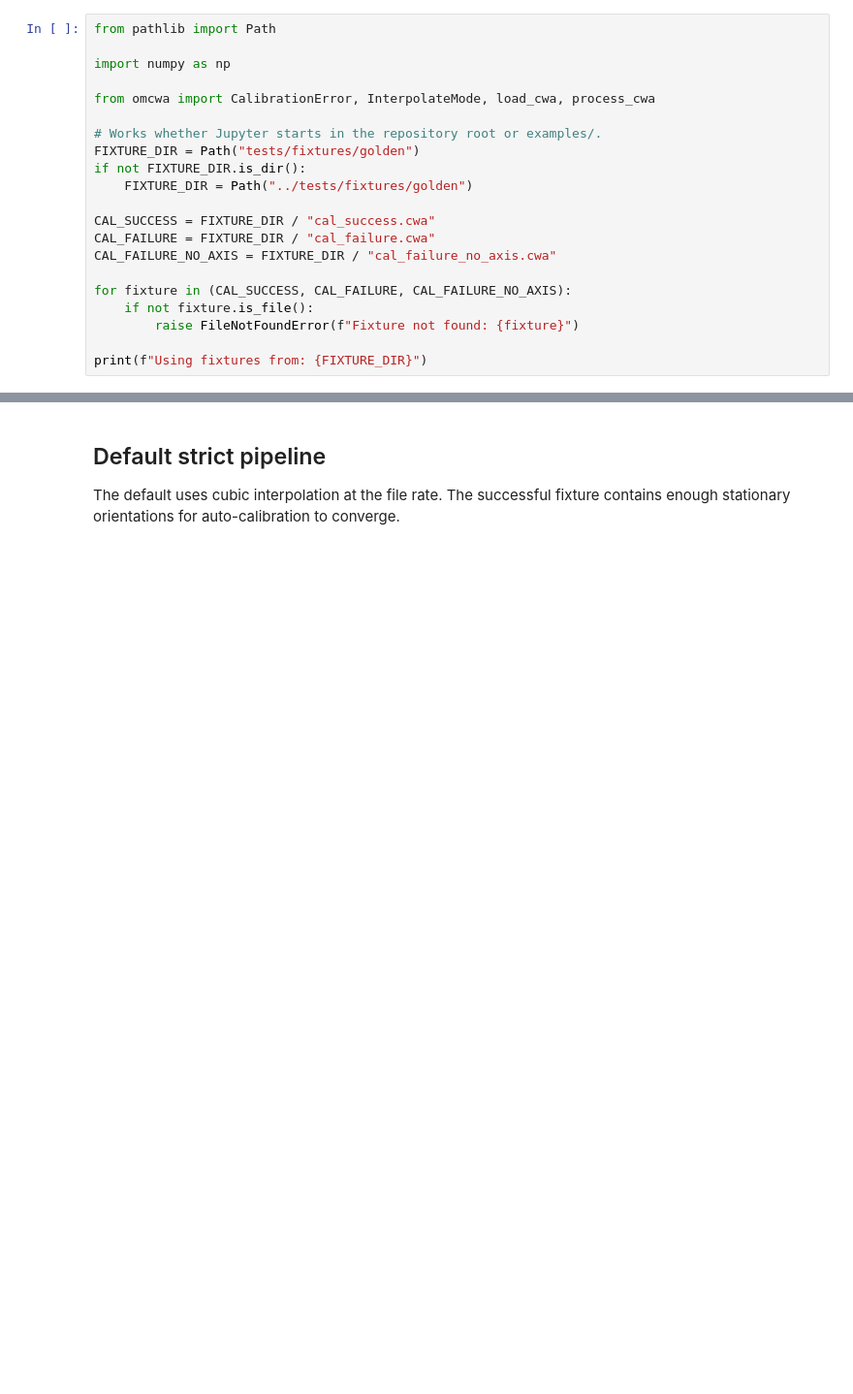
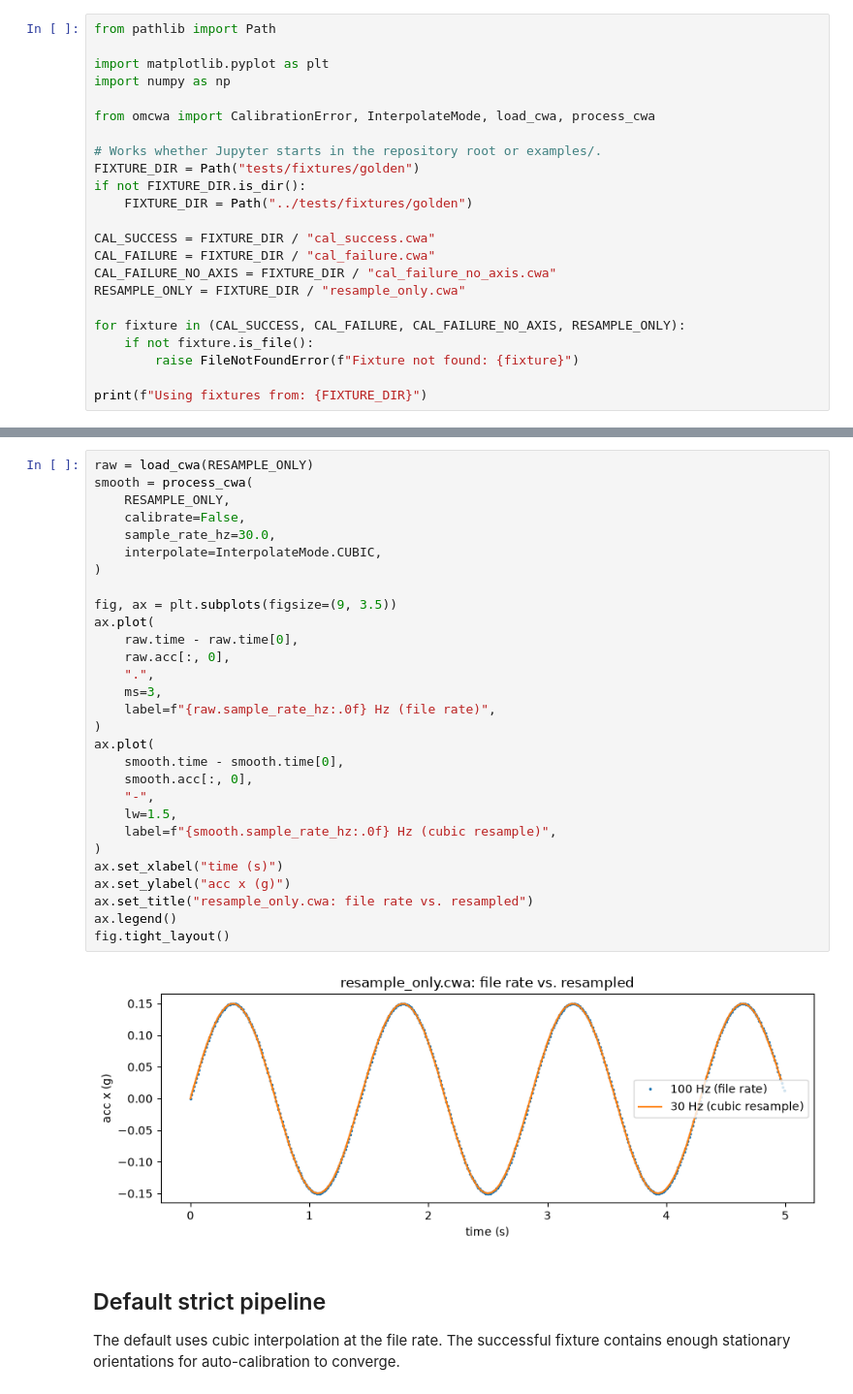
Before and after one commit to uos-mobgap/omcwa, a Jupyter notebook: examples/showcase_omcwa.ipynb, the cells around one changed output, grey strips where cells are left out. Shown at 97% size. Drawn from its saved outputs; the diff is of its cells as text; blank space fills up the shorter version.

```diff
--- a/examples/showcase_omcwa.ipynb
+++ b/examples/showcase_omcwa.ipynb
@@ -14,6 +21,7 @@ uv sync --group showcase
 # %%
 from pathlib import Path
 
+import matplotlib.pyplot as plt
 import numpy as np
 
 from omcwa import CalibrationError, InterpolateMode, load_cwa, process_cwa
@@ -26,8 +34,9 @@ if not FIXTURE_DIR.is_dir():
 CAL_SUCCESS = FIXTURE_DIR / "cal_success.cwa"
 CAL_FAILURE = FIXTURE_DIR / "cal_failure.cwa"
 CAL_FAILURE_NO_AXIS = FIXTURE_DIR / "cal_failure_no_axis.cwa"
+RESAMPLE_ONLY = FIXTURE_DIR / "resample_only.cwa"
 
-for fixture in (CAL_SUCCESS, CAL_FAILURE, CAL_FAILURE_NO_AXIS):
+for fixture in (CAL_SUCCESS, CAL_FAILURE, CAL_FAILURE_NO_AXIS, RESAMPLE_ONLY):
     if not fixture.is_file():
         raise FileNotFoundError(f"Fixture not found: {fixture}")
 
@@ -35,3 +53,34 @@ print(f"Using fixtures from: {FIXTURE_DIR}")
+# %%
+raw = load_cwa(RESAMPLE_ONLY)
+smooth = process_cwa(
+    RESAMPLE_ONLY,
+    calibrate=False,
+    sample_rate_hz=30.0,
+    interpolate=InterpolateMode.CUBIC,
+)
+
+fig, ax = plt.subplots(figsize=(9, 3.5))
+ax.plot(
+    raw.time - raw.time[0],
+    raw.acc[:, 0],
+    ".",
+    ms=3,
+    label=f"{raw.sample_rate_hz:.0f} Hz (file rate)",
+)
+ax.plot(
+    smooth.time - smooth.time[0],
+    smooth.acc[:, 0],
+    "-",
+    lw=1.5,
+    label=f"{smooth.sample_rate_hz:.0f} Hz (cubic resample)",
+)
+ax.set_xlabel("time (s)")
+ax.set_ylabel("acc x (g)")
+ax.set_title("resample_only.cwa: file rate vs. resampled")
+ax.legend()
+fig.tight_layout()
+# %% [output]
+[figure, added]
 # %% [markdown]
 ## Default strict pipeline
 
```
Also changed, not shown: parts of 13 cells of this notebook, 3 other files.
